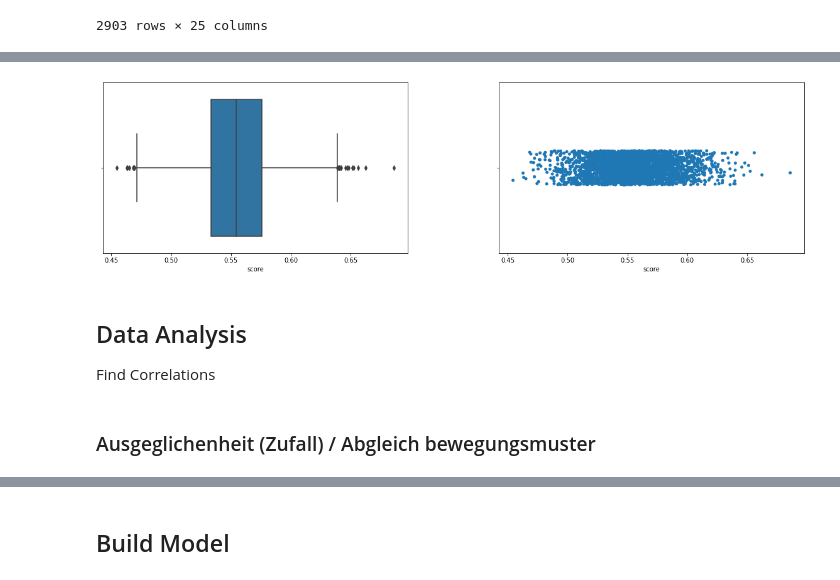
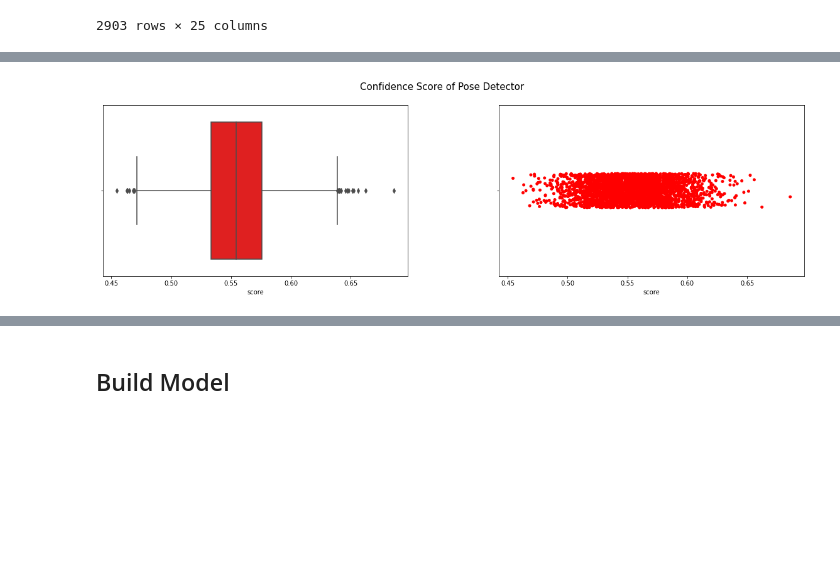
Before and after one commit to BrandlMax/Poiinter, a Jupyter notebook: Poiinter.ipynb, the cells around one changed output, grey strips where cells are left out. Drawn from its saved outputs; the diff is of its cells as text; code cells hidden in the pictures; blank space fills up the shorter version.

```diff
--- a/Poiinter.ipynb
+++ b/Poiinter.ipynb
@@ -60,20 +74,17 @@ df
 # %%
 import matplotlib.pyplot as plt
 import seaborn as sns
 
+# Create two columns
 fig, axs = plt.subplots(1, 2, figsize=(20,5))
 plt.subplots_adjust(wspace=0.3)
 
-sns.boxplot(data=df, x='score', y=None, ax=axs[0])
-sns.stripplot(data=df, x='score', y=None, jitter=True, ax=axs[1])
+# Create a box plot and a strip plot for the scores
+sns.boxplot(data=df, x='score', y=None, ax=axs[0], color='red')
+sns.stripplot(data=df, x='score', y=None, jitter=True, ax=axs[1], color='red')
 
-
+# Add labels and show the plot
+plt.suptitle("Confidence Score of Pose Detector", fontsize=15)
 plt.show()
 # %% [output]
-[figure, old version]
+[figure, new version]
-# %% [markdown]
-## Data Analysis
-
-Find Correlations
-# %% [markdown]
-### Ausgeglichenheit (Zufall) / Abgleich bewegungsmuster
```
Also changed, not shown: parts of 61 cells of this notebook, 1 other file.
